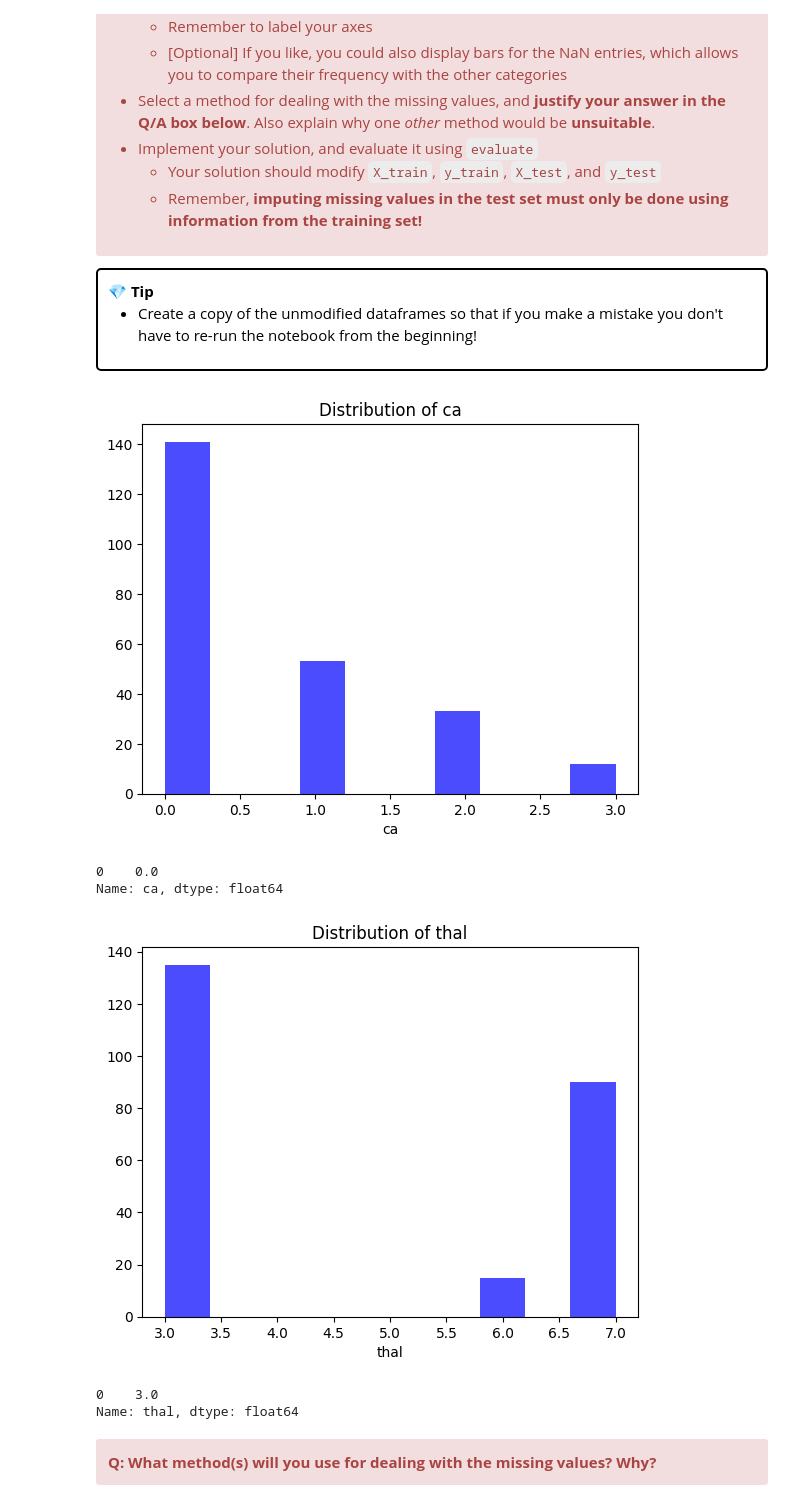
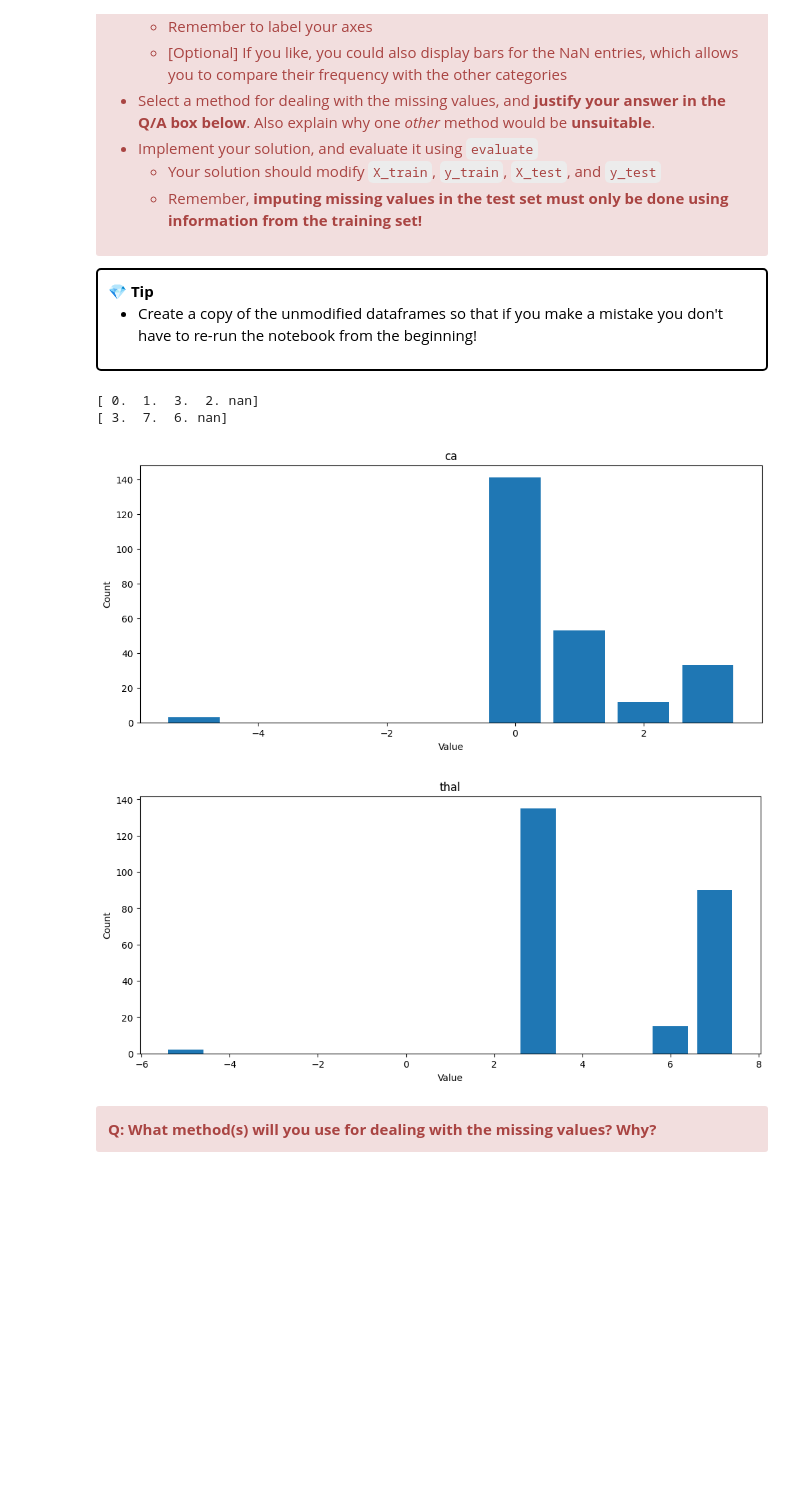
Before and after one commit to UCL-ELEC0136/5-feature-engineering-CurieN26, a Jupyter notebook: 5-feature-engineering.ipynb, the cells around one changed output. Cells and saved outputs as stored; diff of their text form; code cells hidden in the pictures; blank space fills up the shorter version.

```diff
--- a/5-feature-engineering.ipynb
+++ b/5-feature-engineering.ipynb
@@ -306,29 +307,50 @@ X_test_original = X_test.copy()
 Y_train_original = y_train.copy()
 Y_test_original = y_test.copy()
 # %%
-from matplotlib import pyplot as plt
+#from matplotlib import pyplot as plt
 
 # Add your code here:
-missing_features = X_train.columns[X_train.isna().any()]
+#missing_features = X_train.columns[X_train.isna().any()]
+#print(missing_features)
 
-for features in missing_features:
-    plt.figure()
-    plt.hist(X_train[features], color='blue', alpha=0.7, label='Original Distribution')
-    plt.title(f"Distribution of {features}")
-    plt.xlabel(features)
-    plt.show()
+#for features in missing_features:
+   # X_train[features].fillna(-5, inplace=True) # replacing Nan with mode
+   # plt.figure()
+   # plt.hist(X_train[features], color='blue', alpha=0.7, label='Original Distribution')
+   # plt.title(f"Distribution of {features}")
+   # plt.xlabel(features)
+   # plt.show()
 
-    mode_value = X_train[features].mode()
-    print(mode_value)
-    X_train[features].fillna(mode_value, inplace=True)
-    X_test[features].fillna(mode_value, inplace=True)
+   # mode_value = X_train[features].mode()
+    #print(mode_value)
+    #X_train[features].fillna(mode_value, inplace=True) # replacing Nan with mode
+    #X_test[features].fillna(mode_value, inplace=True)
-# %% [output]
-[figure, removed]
-0    0.0
-Name: ca, dtype: float64
-[figure, removed]
-0    3.0
-Name: thal, dtype: float64
+# %%
+import matplotlib.pyplot as plt
+plt.rcParams['figure.figsize'] = [12, 5]
+
+for col in ["ca", "thal"]:
+    # Get unique values
+    unique_values = X_train[col].unique()
+    # NaN is a unique value, so we replace it with something -ve so it's visible on the plot
+    # NOTE: This is optional, you can remove this line and the NaN values will be invisible
+    print(unique_values)
+    unique_values[-1] = -5
+    # Get counts
+    counts = X_train[col].value_counts() # Note that value_counts doesn't provide a count for NaNs, so we have to do it separately
+    nan_count = X_train[col].isna().sum() # NOTE: This is optional, depending on whether you wanted to visualise the NaNs
+    # Plot
+    plt.figure()
+    plt.bar(unique_values, [*counts, nan_count]) # The notation of the second argument creates a single new list from a list and an int; if you haven't counted the NaNs, you can replace the entire second argument with just the non-NaN counts
+    #* operator to unpack the elements of the counts list and adds the nan_count as a single element to the resulting list.
+    plt.title(col)
+    plt.ylabel("Count")
+    plt.xlabel("Value")
+# %% [output]
+[ 0.  1.  3.  2. nan]
+[ 3.  7.  6. nan]
+[figure, added]
+[figure, added]
 # %% [markdown]
 <div class="alert alert-block alert-danger">
 <b>Q: What method(s) will you use for dealing with the missing values? Why?</b>
```
Also changed, not shown: parts of 17 cells of this notebook, 2 other files.
